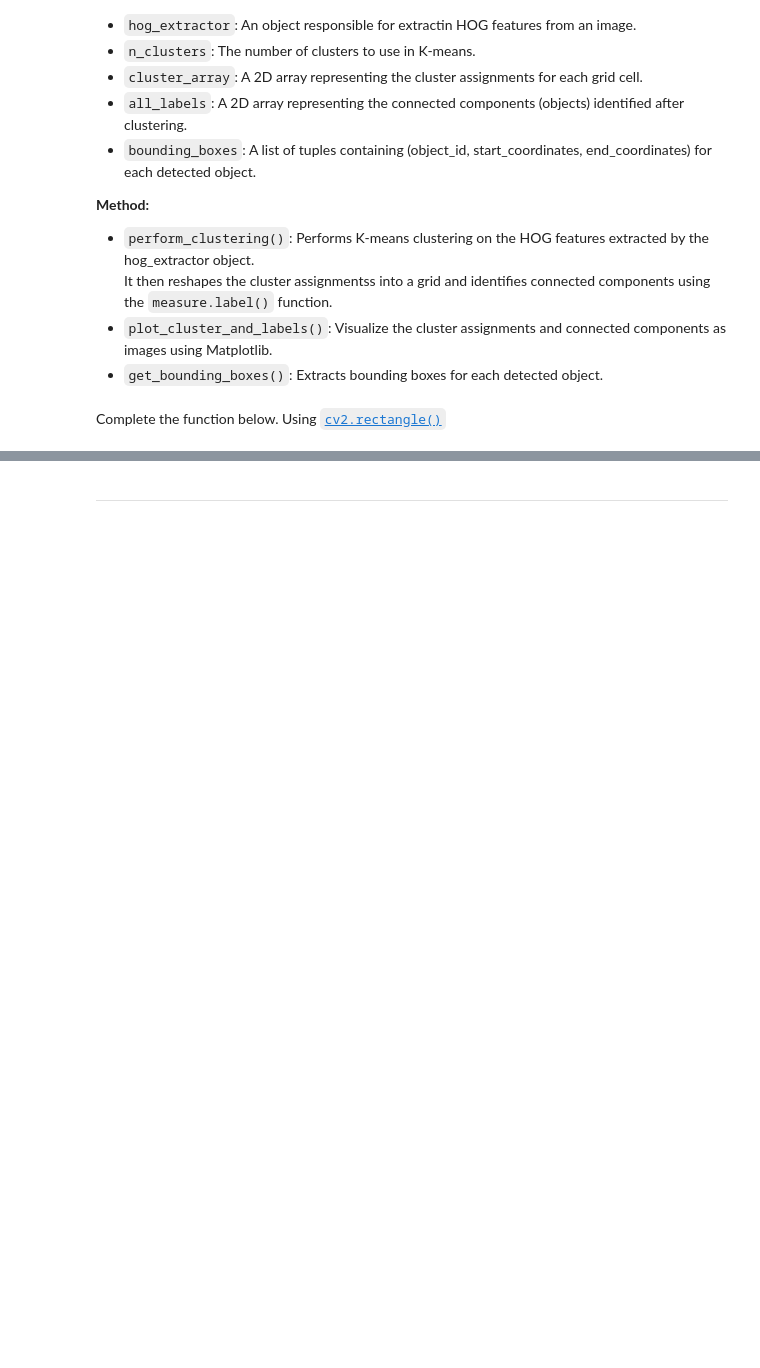
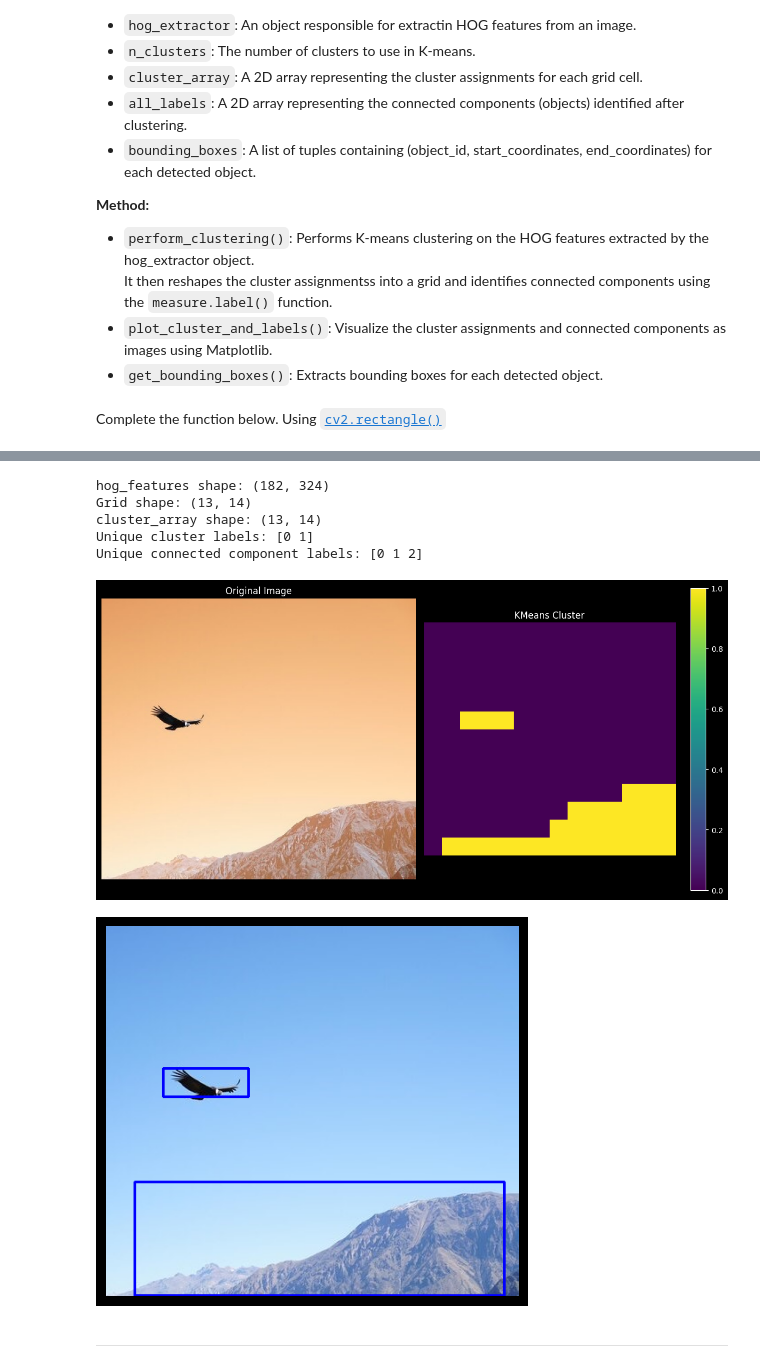
Before and after one commit to pomneii/Image-Processing, a Jupyter notebook: Lab3_Image-Segmentation/Lab3_Image Segmentation.ipynb, the cells around one changed output, grey strips where cells are left out. Cells and saved outputs as stored; diff of their text form; code cells hidden in the pictures; blank space fills up the shorter version.

```diff
--- a/Lab3_Image-Segmentation/Lab3_Image Segmentation.ipynb
+++ b/Lab3_Image-Segmentation/Lab3_Image Segmentation.ipynb
@@ -130,26 +227,3 @@ Perform K-means clustering on Histogram of Oriented Gradients (HOG) features ext
 It then reshapes the cluster assignmentss into a grid and identifies connected components using the `measure.label()` function.
 - `plot_cluster_and_labels()`: Visualize the cluster assignments and connected components as images using Matplotlib.
 - `get_bounding_boxes()`: Extracts bounding boxes for each detected object.
-# %%
-### START CODE HERE ###
-class KMeansCluster:
-    def __init__(self, hog_extractor, n_clusters, random_state):
-        self.hog_extractor = None
-        self.n_clusters = None
-        self.random_state = None
-        self.cluster_array = None
-        self.all_labels = None
-        self.bounding_boxes = []
-        self.perform_clustering()
-
-    def perform_clustering(self):
-        kmeans = KMeans(None)
-        self.cluster_array = None
-        self.all_labels = measure.label(None)
-
-    def plot_cluster_and_labels(self):
-        pass
-
-    def get_bounding_boxes(self):
-        pass
-### END CODE HERE ###
@@ -163,3 +338,19 @@ def draw_bbox(image,bboxes):
+# %%
+### START CODE HERE ###
+def draw_bbox(image, bboxes):
+    img = image.copy()
+    for bbox in bboxes:
+        x, y, w, h = bbox
+        cv2.rectangle(img, (int(x), int(y)), (int(x + w), int(y + h)), (255, 0, 0), 2)
+
+    # plt.scatter(448, 112, color='red', s=100)
+
+    img_rgb = cv2.cvtColor(img, cv2.COLOR_BGR2RGB)
+    plt.imshow(img_rgb)
+    plt.axis('off')
+    plt.show()
+
+###END CODE HERE ###
 # %% [markdown]
 Let's use `KMeansCluster()` and `draw_bbox()` in the cell below.
 <details>
@@ -177,10 +368,18 @@ Let's use `KMeansCluster()` and `draw_bbox()` in the cell below.
 ![image-4.png](https://raw.githubusercontent.com/Digital-Image-Processing-Laboratory/Image-Processing-Course-2025/refs/heads/main/Lab3_Image-Segmentation/asset/4.png?raw=true)
 </details>
 # %%
-kmeans_cluster = KMeansCluster(hog_extractor)
+kmeans_cluster = KMeansCluster(hog_extractor, n_clusters=2, random_state=42)
 kmeans_cluster.plot_cluster_and_labels()
 bboxes = kmeans_cluster.get_bounding_boxes()
-draw_bbox(image,bboxes)
+boxed_image = draw_bbox(image,bboxes)
+# %% [output]
+hog_features shape: (182, 324)
+Grid shape: (13, 14)
+cluster_array shape: (13, 14)
+Unique cluster labels: [0 1]
+Unique connected component labels: [0 1 2]
+[figure, added]
+[figure, added]
 # %% [markdown]
 ---
 # %% [markdown]
```
Also changed, not shown: parts of 13 cells of this notebook, 3 other files.
